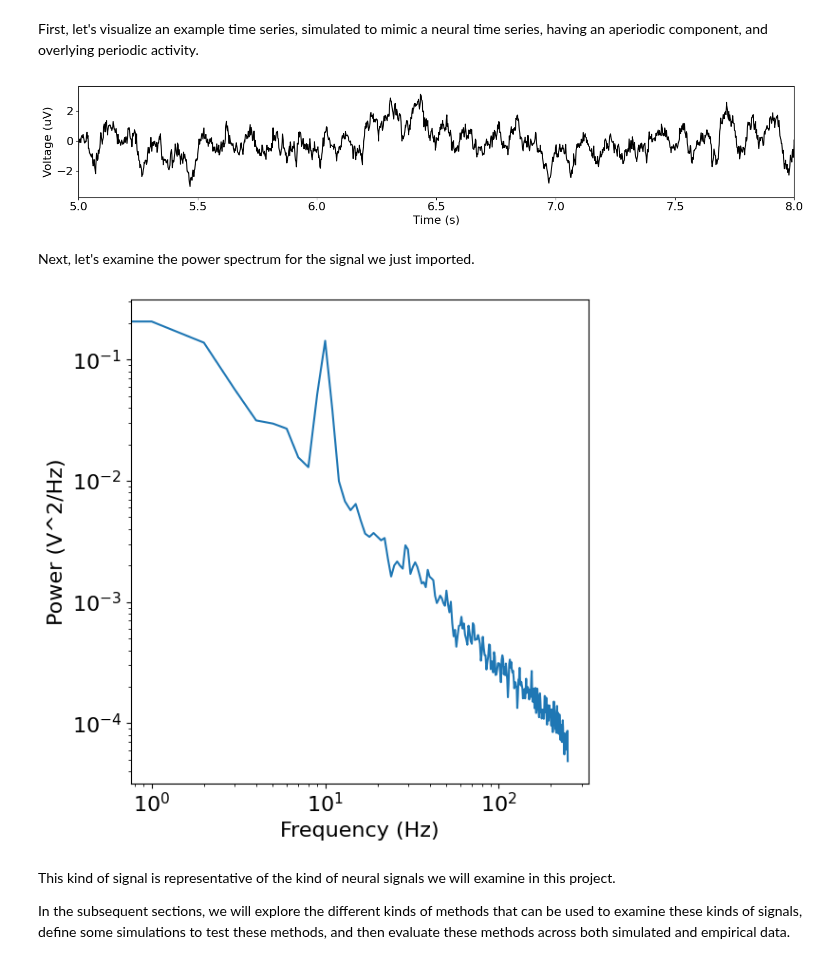
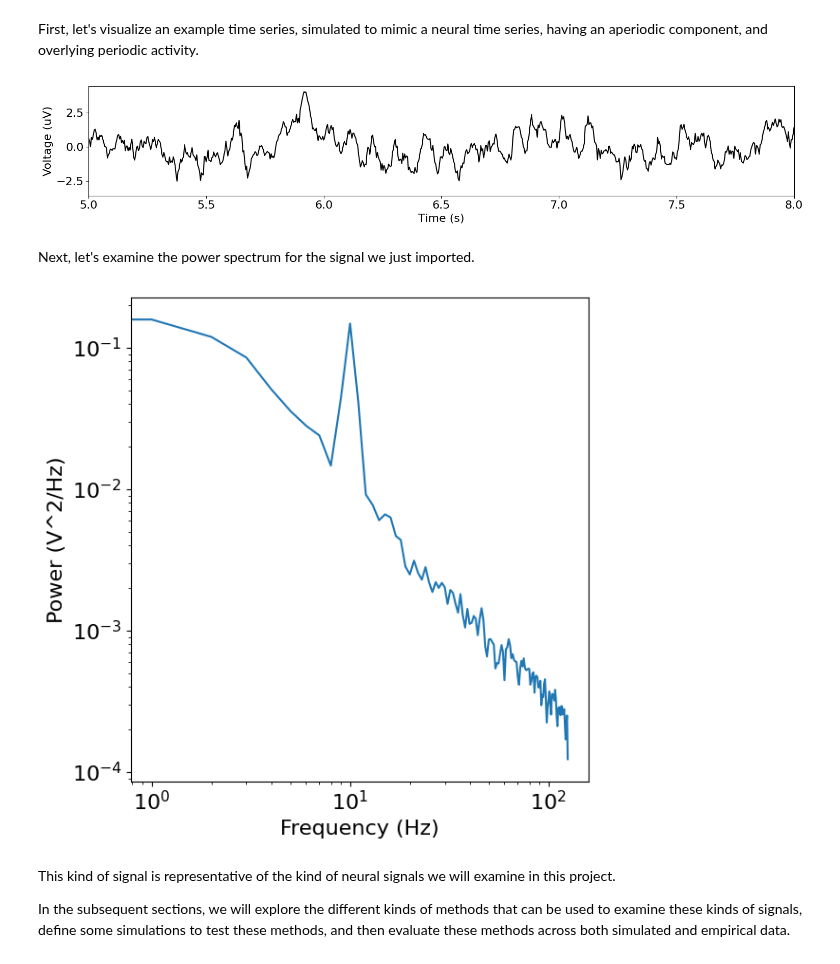
Before and after one commit to AperiodicMethods/AperiodicMethods, a Jupyter notebook: notebooks/00-Overview.ipynb, the cells around one changed output. Drawn from its saved outputs; the diff is of its cells as text; code cells hidden in the pictures.

```diff
--- a/notebooks/00-Overview.ipynb
+++ b/notebooks/00-Overview.ipynb
@@ -38,19 +38,23 @@ from apm.sim.examples import TIMES, SIG_COMB
 from apm.sim.settings import FS
+# %%
+# Get example signals
+times = get_times()
+examples = get_examples()
 # %% [markdown]
 First, let's visualize an example time series, simulated to mimic a neural time series, having an aperiodic component, and overlying periodic activity.
 # %%
 # Visualize a simulated neural time series
-plot_time_series(TIMES, SIG_COMB, xlim=[5, 8])
+plot_time_series(times, examples['combined'], xlim=[5, 8])
 # %% [output]
-[figure, old version]
+[figure, new version]
 # %% [markdown]
 Next, let's examine the power spectrum for the signal we just imported.
 # %%
 # Compute and visualize a power spectrum from the above signal
-freqs, powers = compute_spectrum(SIG_COMB, FS)
+freqs, powers = compute_spectrum(examples['combined'], FS)
 plot_power_spectra(freqs, powers)
 # %% [output]
-[figure, old version]
+[figure, new version]
 # %% [markdown]
 This kind of signal is representative of the kind of neural signals we will examine in this project.
 
```
Also changed, not shown: parts of 2 cells of this notebook, 2 other files.
